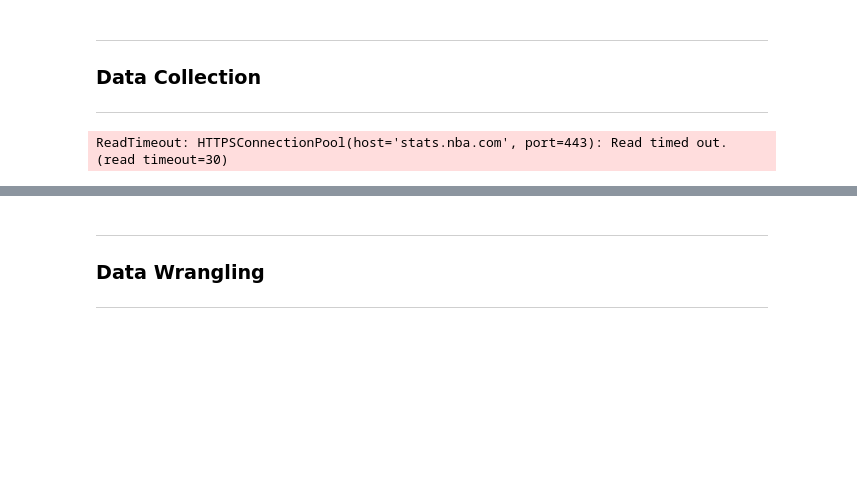
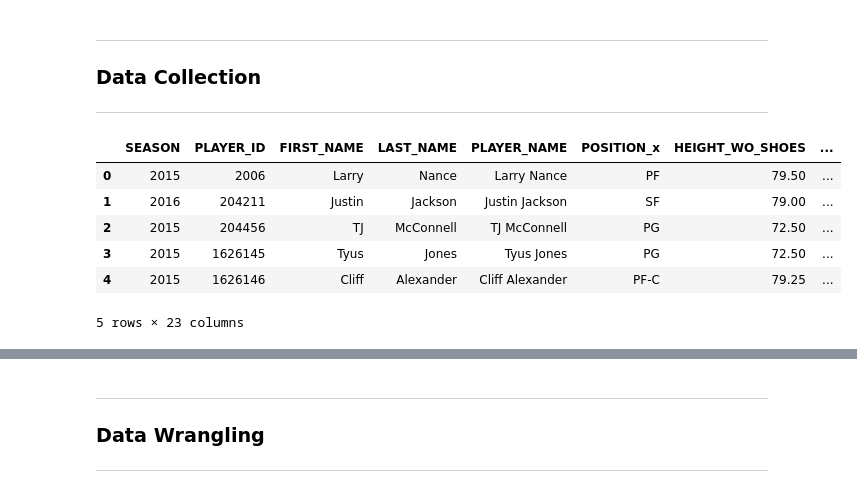
Before and after one commit to derrickdollesin/Basketball_Project, a Jupyter notebook: daj_predictions.ipynb, the cells around one changed output, grey strips where cells are left out. Cells and saved outputs as stored; diff of their text form; code cells hidden in the pictures; blank space fills up the shorter version.

Commit message:
pulling combine data

```diff
--- a/daj_predictions.ipynb
+++ b/daj_predictions.ipynb
@@ -16,27 +16,59 @@ from nba_api.stats.endpoints import draftcombinedrillresults
 ### Data Collection
 ---
 # %%
-combine_stats = []
-drill_results = []
+# combine_stats = []
+# drill_results = []
 
-for year in range(2015, 2027):
-    combine_stat = (
-        draftcombinestats
-        .DraftCombineStats(league_id='00', season_all_time=f'{year}')
-        .get_data_frames()
-        [0]
-    )
-    combine_drill_results = (
-        draftcombinedrillresults
-        .DraftCombineDrillResults(league_id='00', season_year=f'{year}')
-        .get_data_frames()
-        [0]
-    )
+# for year in range(2015, 2027):
+#     combine_stat = (
+#         draftcombinestats
+#         .DraftCombineStats(league_id='00', season_all_time=f'{year}')
+#         .get_data_frames()
+#         [0]
+#     )
+#     combine_drill_results = (
+#         draftcombinedrillresults
+#         .DraftCombineDrillResults(league_id='00', season_year=f'{year}')
+#         .get_data_frames()
+#         [0]
+#     )
 
-    combine_stats.append(combine_stat)
-    drill_results.append(combine_drill_results)
+#     combine_stats.append(combine_stat)
+#     drill_results.append(combine_drill_results)
+
+# player_stats = pd.concat(combine_stats, axis=0)
+# drill_stats = pd.concat(drill_results, axis=0)
+
+# player_stats = player_stats.dropna(axis=1, thresh=700)
+
+# df = player_stats.merge(drill_stats, on=['PLAYER_ID', 'FIRST_NAME', 'LAST_NAME', 'PLAYER_NAME'], how='outer')
+
+# conn = sqlite3.connect("nba.db")
+
+# df.to_sql(
+#     "combine_stats",
+#     conn,
+#     if_exists="replace",
+#     index=False
+# )
+
+# conn.close()
-# %% [output]
-ReadTimeout: HTTPSConnectionPool(host='stats.nba.com', port=443): Read timed out. (read timeout=30)
+# %%
+with sqlite3.connect('nba.db') as conn:
+    ncaa_stats = pd.read_sql_query(
+        'SELECT * FROM "combine_stats"',
+        conn
+    )
+
+ncaa_stats.head()
+# %% [output]
+|  | SEASON | PLAYER_ID | FIRST_NAME | LAST_NAME | PLAYER_NAME | POSITION_x | HEIGHT_WO_SHOES | ... |
+| 0 | 2015 | 2006 | Larry | Nance | Larry Nance | PF | 79.50 | ... |
+| 1 | 2016 | 204211 | Justin | Jackson | Justin Jackson | SF | 79.00 | ... |
+| 2 | 2015 | 204456 | TJ | McConnell | TJ McConnell | PG | 72.50 | ... |
+| 3 | 2015 | 1626145 | Tyus | Jones | Tyus Jones | PG | 72.50 | ... |
+| 4 | 2015 | 1626146 | Cliff | Alexander | Cliff Alexander | PF-C | 79.25 | ... |
+5 rows × 23 columns
 # %%
 # load_dotenv()
 # API_KEY = os.getenv('CBB_DATA_API_KEY')
```
Also changed, not shown: parts of 2 cells of this notebook, 1 other file.
